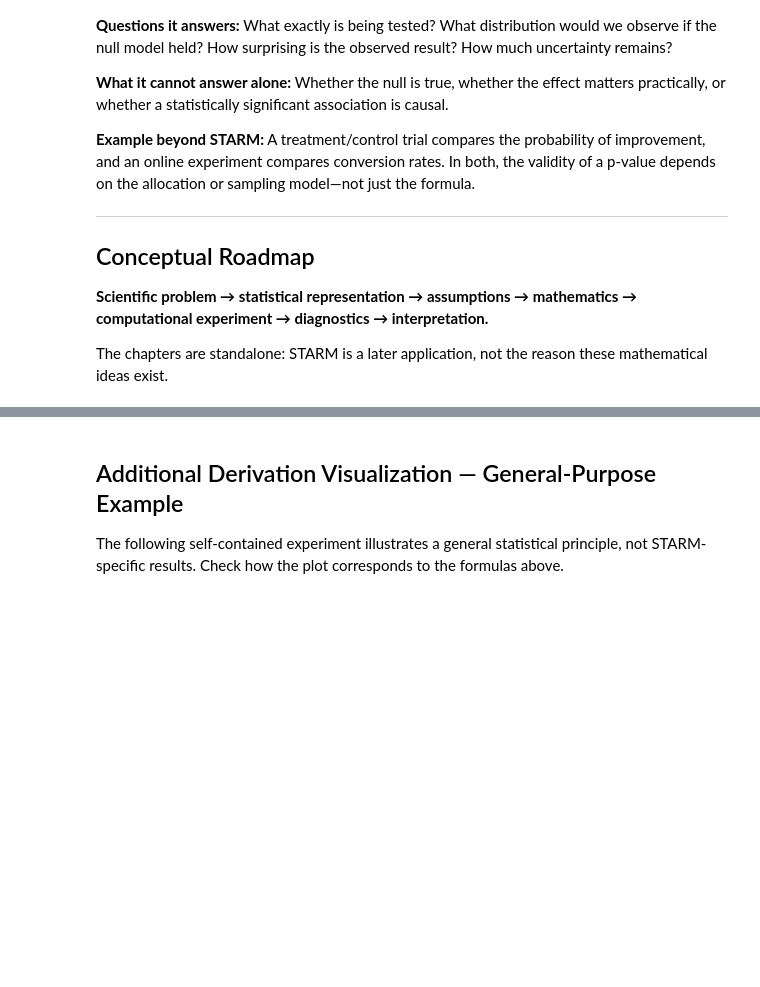
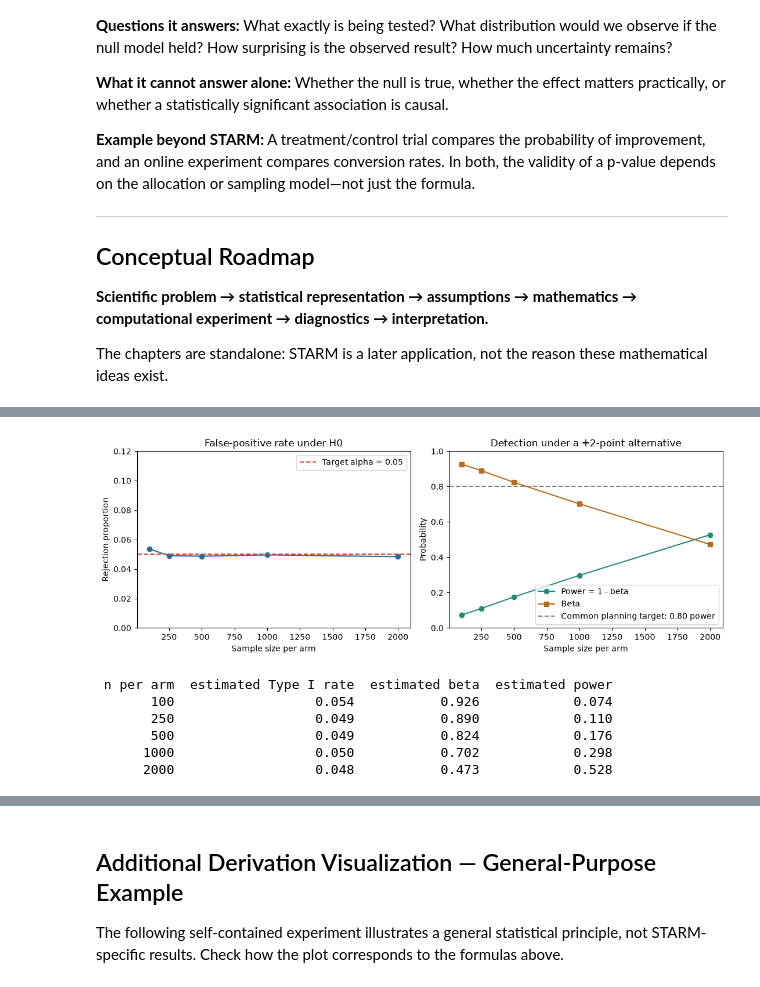
Before and after one commit to gisyaliny/math, a Jupyter notebook: docs/Spatial-statistics/Chapter_B_statistical_hypothesis_testing.ipynb, the cells around one changed output, grey strips where cells are left out. Drawn from its saved outputs; the diff is of its cells as text; code cells hidden in the pictures; blank space fills up the shorter version.

```diff
--- a/docs/Spatial-statistics/Chapter_B_statistical_hypothesis_testing.ipynb
+++ b/docs/Spatial-statistics/Chapter_B_statistical_hypothesis_testing.ipynb
@@ -58,0 +187,70 @@ Before running code, write down which observations are assumed independent or ex
+# %%
+import numpy as np
+import pandas as pd
+import matplotlib.pyplot as plt
+from scipy.stats import norm
+
+simulation_seed = 20261008
+simulation_rng = np.random.default_rng(simulation_seed)
+sample_sizes = np.array([100, 250, 500, 1000, 2000])
+simulation_count = 12000
+alpha = 0.05
+null_rate = 0.10
+alternative_rate = 0.12
+critical_value = norm.ppf(1 - alpha / 2)
+
+def reject_two_proportion_null(control_counts, treatment_counts, n):
+    pooled_rate = (control_counts + treatment_counts) / (2 * n)
+    standard_error = np.sqrt(pooled_rate * (1 - pooled_rate) * 2 / n)
+    z_statistic = np.divide(
+        treatment_counts / n - control_counts / n,
+        standard_error,
+        out=np.zeros_like(pooled_rate, dtype=float),
+        where=standard_error > 0,
+    )
+    return np.abs(z_statistic) > critical_value
+
+null_control = simulation_rng.binomial(
+    sample_sizes[:, None], null_rate, size=(len(sample_sizes), simulation_count)
+)
+null_treatment = simulation_rng.binomial(
+    sample_sizes[:, None], null_rate, size=(len(sample_sizes), simulation_count)
+)
+alternative_control = simulation_rng.binomial(
+    sample_sizes[:, None], null_rate, size=(len(sample_sizes), simulation_count)
+)
+alternative_treatment = simulation_rng.binomial(
+    sample_sizes[:, None], alternative_rate, size=(len(sample_sizes), simulation_count)
+)
+
+estimated_alpha = reject_two_proportion_null(null_control, null_treatment, sample_sizes[:, None]).mean(axis=1)
+estimated_power = reject_two_proportion_null(alternative_control, alternative_treatment, sample_sizes[:, None]).mean(axis=1)
+estimated_beta = 1 - estimated_power
+power_results = pd.DataFrame({
+    "n per arm": sample_sizes,
+    "estimated Type I rate": estimated_alpha,
+    "estimated beta": estimated_beta,
+    "estimated power": estimated_power,
+})
+
+fig, axes = plt.subplots(1, 2, figsize=(11, 4))
+axes[0].plot(sample_sizes, estimated_alpha, marker="o", color="#276c9b")
+axes[0].axhline(alpha, color="#c34e36", linestyle="--", label=f"Target alpha = {alpha:.2f}")
+axes[0].set(title="False-positive rate under H0", xlabel="Sample size per arm", ylabel="Rejection proportion", ylim=(0, 0.12))
+axes[0].legend()
+axes[1].plot(sample_sizes, estimated_power, marker="o", color="#278a78", label="Power = 1 - beta")
+axes[1].plot(sample_sizes, estimated_beta, marker="s", color="#b66c19", label="Beta")
+axes[1].axhline(0.80, color="gray", linestyle="--", label="Common planning target: 0.80 power")
+axes[1].set(title="Detection under a +2-point alternative", xlabel="Sample size per arm", ylabel="Probability", ylim=(0, 1))
+axes[1].legend()
+fig.tight_layout()
+plt.show()
+print(power_results.round(3).to_string(index=False))
+# %% [output]
+[figure, added]
+ n per arm  estimated Type I rate  estimated beta  estimated power
+       100                  0.054           0.926            0.074
+       250                  0.049           0.890            0.110
+       500                  0.049           0.824            0.176
+      1000                  0.050           0.702            0.298
+      2000                  0.048           0.473            0.528
```
Also changed, not shown: parts of 7 cells of this notebook, 3 other files.
